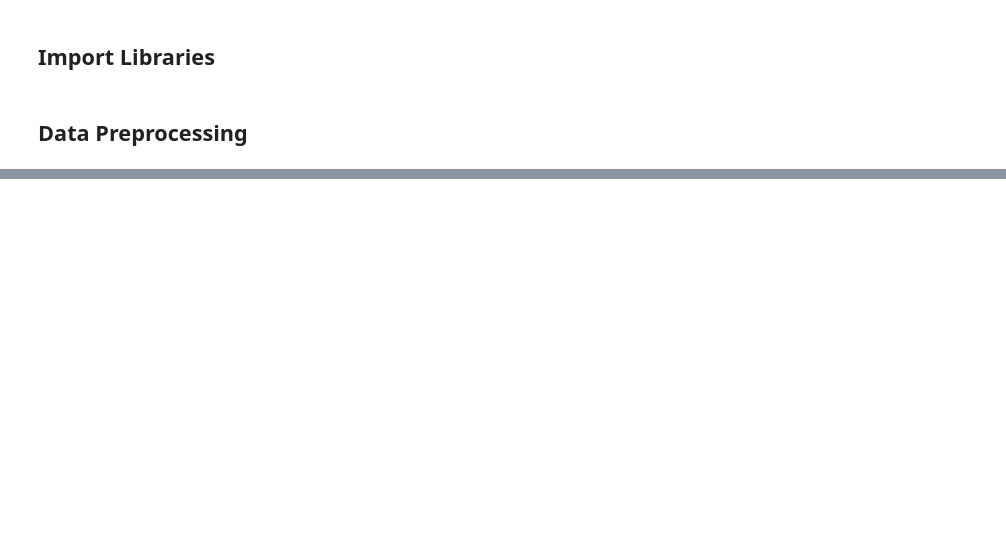
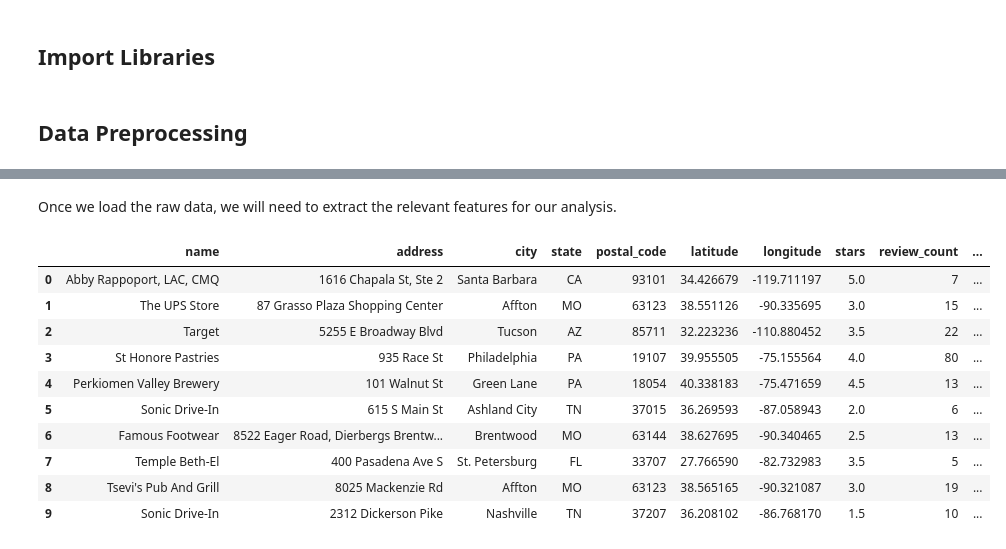
Before and after one commit to ervinp2002/yelp-dataset-analysis, a Jupyter notebook: yelp_analysis.ipynb, the cells around one changed output, grey strips where cells are left out. Drawn from its saved outputs; the diff is of its cells as text; code cells hidden in the pictures; blank space fills up the shorter version.

```diff
--- a/yelp_analysis.ipynb
+++ b/yelp_analysis.ipynb
@@ -24,5 +21,26 @@ To adjust logging level use sc.setLogLevel(newLevel). For SparkR, use setLogLeve
+# %% [markdown]
+Once we load the raw data, we will need to extract the relevant features for our analysis.
 # %%
 business_df = pd.read_json('yelp_academic_dataset_business.json', lines=True)
-review_df = pd.read_json('yelp_academic_dataset_review.json', lines=True)
-user_df = pd.read_json('yelp_academic_dataset_user.json', lines=True)
-checkin_df = pd.read_json('yelp_academic_dataset_checkin.json', lines=True)
+# checkin_df = pd.read_json('yelp_academic_dataset_checkin.json', lines=True)
+# tip_df = pd.read_json('yelp_academic_dataset_tip.json', lines=True)
+
+business_df = business_df[[
+    "name", "address", "city", "state", "postal_code",
+    "latitude", "longitude", "stars", "review_count",
+    "attributes", "categories", "hours"
+]]
+
+business_df.head(10)
+# %% [output]
+|  | name | address | city | state | postal_code | latitude | longitude | stars | review_count | ... |
+| 0 | Abby Rappoport, LAC, CMQ | 1616 Chapala St, Ste 2 | Santa Barbara | CA | 93101 | 34.426679 | -119.711197 | 5.0 | 7 | ... |
+| 1 | The UPS Store | 87 Grasso Plaza Shopping Center | Affton | MO | 63123 | 38.551126 | -90.335695 | 3.0 | 15 | ... |
+| 2 | Target | 5255 E Broadway Blvd | Tucson | AZ | 85711 | 32.223236 | -110.880452 | 3.5 | 22 | ... |
+| 3 | St Honore Pastries | 935 Race St | Philadelphia | PA | 19107 | 39.955505 | -75.155564 | 4.0 | 80 | ... |
+| 4 | Perkiomen Valley Brewery | 101 Walnut St | Green Lane | PA | 18054 | 40.338183 | -75.471659 | 4.5 | 13 | ... |
+| 5 | Sonic Drive-In | 615 S Main St | Ashland City | TN | 37015 | 36.269593 | -87.058943 | 2.0 | 6 | ... |
+| 6 | Famous Footwear | 8522 Eager Road, Dierbergs Brentw... | Brentwood | MO | 63144 | 38.627695 | -90.340465 | 2.5 | 13 | ... |
+| 7 | Temple Beth-El | 400 Pasadena Ave S | St. Petersburg | FL | 33707 | 27.766590 | -82.732983 | 3.5 | 5 | ... |
+| 8 | Tsevi's Pub And Grill | 8025 Mackenzie Rd | Affton | MO | 63123 | 38.565165 | -90.321087 | 3.0 | 19 | ... |
+| 9 | Sonic Drive-In | 2312 Dickerson Pike | Nashville | TN | 37207 | 36.208102 | -86.768170 | 1.5 | 10 | ... |
```
Also changed, not shown: parts of 18 cells of this notebook, 1 other file.
